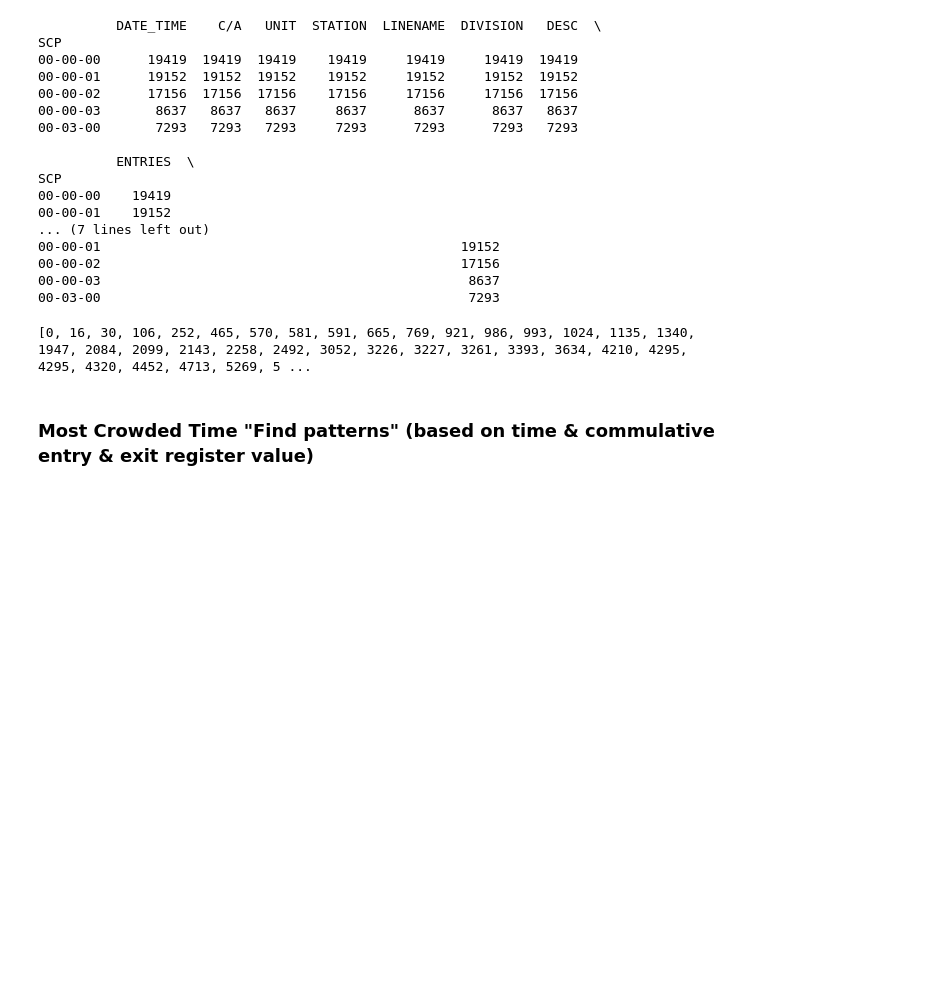
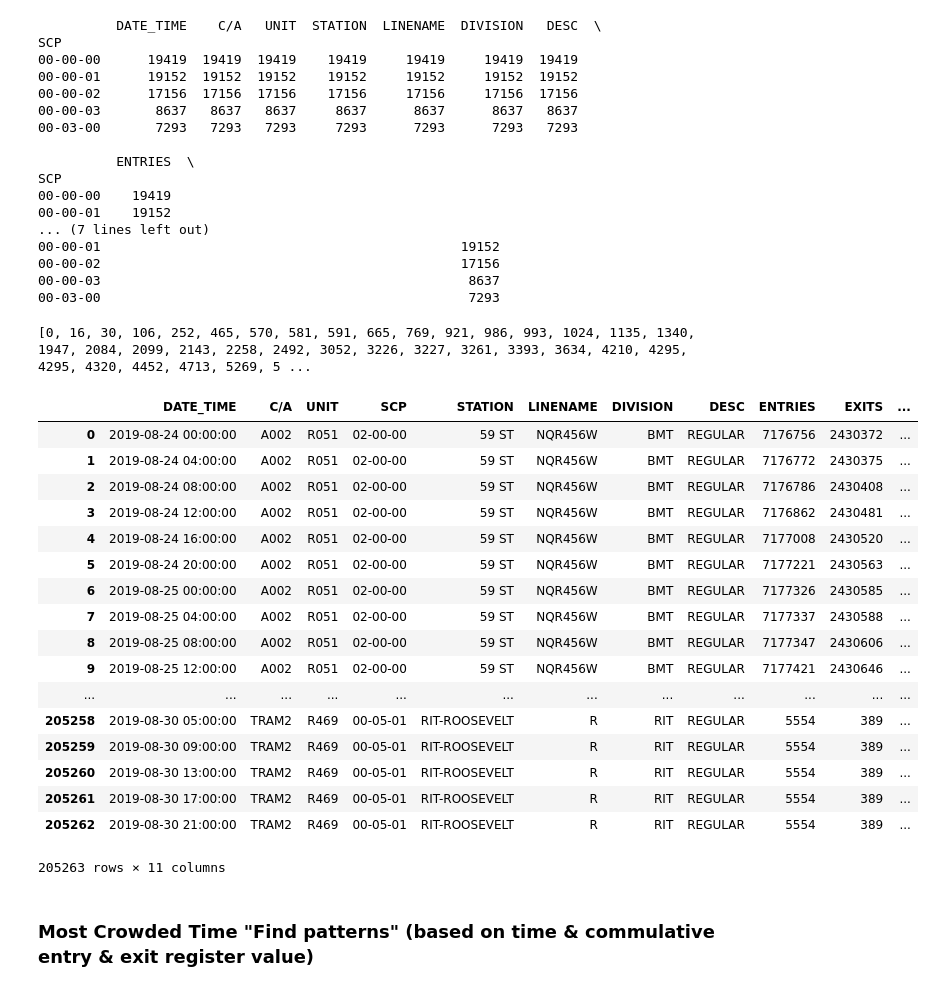
Before and after one commit to Meaad96s/project1_mta, a Jupyter notebook: project1_code.ipynb, the cells around one changed output. Cells and saved outputs as stored; diff of their text form; code cells hidden in the pictures; blank space fills up the shorter version.

```diff
--- a/project1_code.ipynb
+++ b/project1_code.ipynb
@@ -167,6 +167,28 @@ def getRealvistorsnumber(list1):
 print(getRealvistorsnumber(data_table.ENTRIES.tolist()))
 # %% [output]
 [0, 16, 30, 106, 252, 465, 570, 581, 591, 665, 769, 921, 986, 993, 1024, 1135, 1340, 1947, 2084, 2099, 2143, 2258, 2492, 3052, 3226, 3227, 3261, 3393, 3634, 4210, 4295, 4295, 4320, 4452, 4713, 5269, 5 ...
+# %%
+data_table['new ENTRIES']=getRealvistorsnumber(data_table.ENTRIES.tolist())
+data_table
+# %% [output]
+|  | DATE_TIME | C/A | UNIT | SCP | STATION | LINENAME | DIVISION | DESC | ENTRIES | EXITS | ... |
+| 0 | 2019-08-24 00:00:00 | A002 | R051 | 02-00-00 | 59 ST | NQR456W | BMT | REGULAR | 7176756 | 2430372 | ... |
+| 1 | 2019-08-24 04:00:00 | A002 | R051 | 02-00-00 | 59 ST | NQR456W | BMT | REGULAR | 7176772 | 2430375 | ... |
+| 2 | 2019-08-24 08:00:00 | A002 | R051 | 02-00-00 | 59 ST | NQR456W | BMT | REGULAR | 7176786 | 2430408 | ... |
+| 3 | 2019-08-24 12:00:00 | A002 | R051 | 02-00-00 | 59 ST | NQR456W | BMT | REGULAR | 7176862 | 2430481 | ... |
+| 4 | 2019-08-24 16:00:00 | A002 | R051 | 02-00-00 | 59 ST | NQR456W | BMT | REGULAR | 7177008 | 2430520 | ... |
+| 5 | 2019-08-24 20:00:00 | A002 | R051 | 02-00-00 | 59 ST | NQR456W | BMT | REGULAR | 7177221 | 2430563 | ... |
+| 6 | 2019-08-25 00:00:00 | A002 | R051 | 02-00-00 | 59 ST | NQR456W | BMT | REGULAR | 7177326 | 2430585 | ... |
+| 7 | 2019-08-25 04:00:00 | A002 | R051 | 02-00-00 | 59 ST | NQR456W | BMT | REGULAR | 7177337 | 2430588 | ... |
+| 8 | 2019-08-25 08:00:00 | A002 | R051 | 02-00-00 | 59 ST | NQR456W | BMT | REGULAR | 7177347 | 2430606 | ... |
+| 9 | 2019-08-25 12:00:00 | A002 | R051 | 02-00-00 | 59 ST | NQR456W | BMT | REGULAR | 7177421 | 2430646 | ... |
+| ... | ... | ... | ... | ... | ... | ... | ... | ... | ... | ... | ... |
+| 205258 | 2019-08-30 05:00:00 | TRAM2 | R469 | 00-05-01 | RIT-ROOSEVELT | R | RIT | REGULAR | 5554 | 389 | ... |
+| 205259 | 2019-08-30 09:00:00 | TRAM2 | R469 | 00-05-01 | RIT-ROOSEVELT | R | RIT | REGULAR | 5554 | 389 | ... |
+| 205260 | 2019-08-30 13:00:00 | TRAM2 | R469 | 00-05-01 | RIT-ROOSEVELT | R | RIT | REGULAR | 5554 | 389 | ... |
+| 205261 | 2019-08-30 17:00:00 | TRAM2 | R469 | 00-05-01 | RIT-ROOSEVELT | R | RIT | REGULAR | 5554 | 389 | ... |
+| 205262 | 2019-08-30 21:00:00 | TRAM2 | R469 | 00-05-01 | RIT-ROOSEVELT | R | RIT | REGULAR | 5554 | 389 | ... |
+205263 rows × 11 columns
 # %% [markdown]
 ### Most Crowded Time "Find patterns" (based on time & commulative entry & exit register value)
 # %% [markdown]
```
